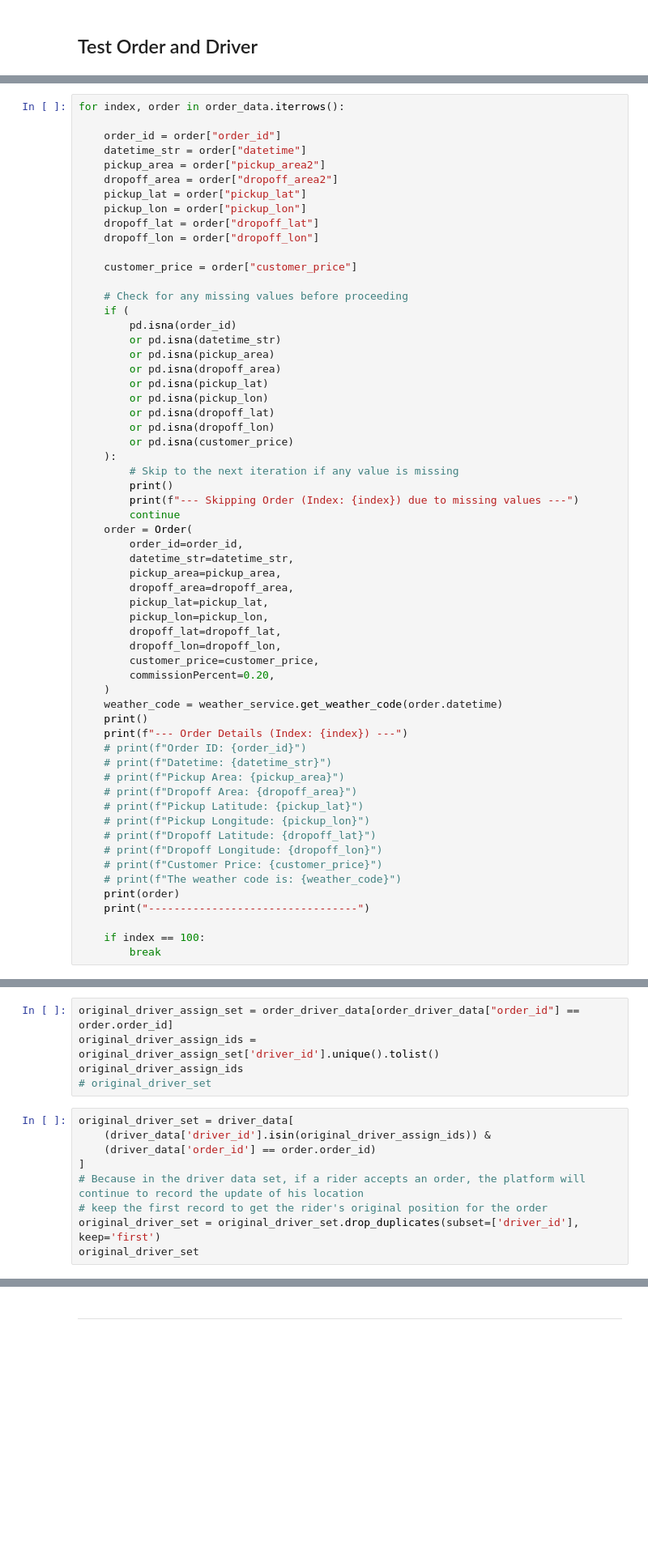
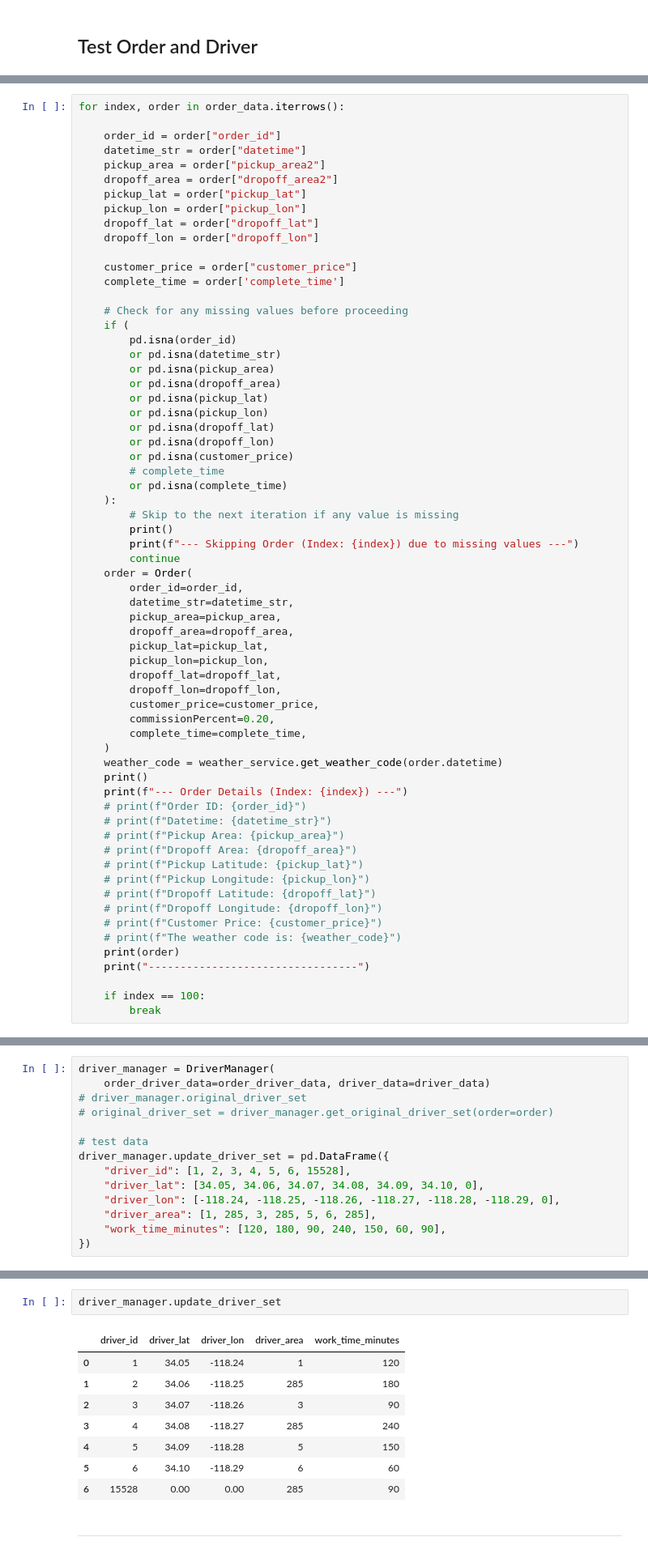
Before and after one commit to QianZeHao123/RideHail, a Jupyter notebook: zzz_main.ipynb, the cells around one changed output, grey strips where cells are left out. Shown at 81% size. Saved outputs shown, nothing was run; the diff lists cells and outputs as text; blank space fills up the shorter version.

```diff
--- a/zzz_main.ipynb
+++ b/zzz_main.ipynb
@@ -391,6 +379,7 @@ for index, order in order_data.iterrows():
     dropoff_lon = order["dropoff_lon"]
 
     customer_price = order["customer_price"]
+    complete_time = order['complete_time']
 
     # Check for any missing values before proceeding
     if (
@@ -403,6 +392,8 @@ for index, order in order_data.iterrows():
         or pd.isna(dropoff_lat)
         or pd.isna(dropoff_lon)
         or pd.isna(customer_price)
+        # complete_time
+        or pd.isna(complete_time)
     ):
         # Skip to the next iteration if any value is missing
         print()
@@ -419,6 +410,7 @@ for index, order in order_data.iterrows():
         dropoff_lon=dropoff_lon,
         customer_price=customer_price,
         commissionPercent=0.20,
+        complete_time=complete_time,
     )
     weather_code = weather_service.get_weather_code(order.datetime)
     print()
@@ -481,14 +498,0 @@ order.pickup_area
-# %%
-original_driver_assign_set = order_driver_data[order_driver_data["order_id"] == order.order_id]
-original_driver_assign_ids = original_driver_assign_set['driver_id'].unique().tolist()
-original_driver_assign_ids
-# original_driver_set
-# %%
-original_driver_set = driver_data[
-    (driver_data['driver_id'].isin(original_driver_assign_ids)) &
-    (driver_data['order_id'] == order.order_id)
-]
-# Because in the driver data set, if a rider accepts an order, the platform will continue to record the update of his location
-# keep the first record to get the rider's original position for the order
-original_driver_set = original_driver_set.drop_duplicates(subset=['driver_id'], keep='first')
-original_driver_set
@@ -525,0 +615,14 @@ update_driver_set
+# %%
+driver_manager = DriverManager(
+    order_driver_data=order_driver_data, driver_data=driver_data)
+# driver_manager.original_driver_set
+# original_driver_set = driver_manager.get_original_driver_set(order=order)
+
+# test data
+driver_manager.update_driver_set = pd.DataFrame({
+    "driver_id": [1, 2, 3, 4, 5, 6, 15528],
+    "driver_lat": [34.05, 34.06, 34.07, 34.08, 34.09, 34.10, 0],
+    "driver_lon": [-118.24, -118.25, -118.26, -118.27, -118.28, -118.29, 0],
+    "driver_area": [1, 285, 3, 285, 5, 6, 285],
+    "work_time_minutes": [120, 180, 90, 240, 150, 60, 90],
+})
@@ -526,3 +650,14 @@ update_driver_set
+# %%
+driver_manager.update_driver_set
+# %% [output]
+|  | driver_id | driver_lat | driver_lon | driver_area | work_time_minutes |
+| 0 | 1 | 34.05 | -118.24 | 1 | 120 |
+| 1 | 2 | 34.06 | -118.25 | 285 | 180 |
+| 2 | 3 | 34.07 | -118.26 | 3 | 90 |
+| 3 | 4 | 34.08 | -118.27 | 285 | 240 |
+| 4 | 5 | 34.09 | -118.28 | 5 | 150 |
+| 5 | 6 | 34.10 | -118.29 | 6 | 60 |
+| 6 | 15528 | 0.00 | 0.00 | 285 | 90 |
 # %% [markdown]
 ---
 # %% [markdown]
```
Also changed, not shown: parts of 28 cells of this notebook.
